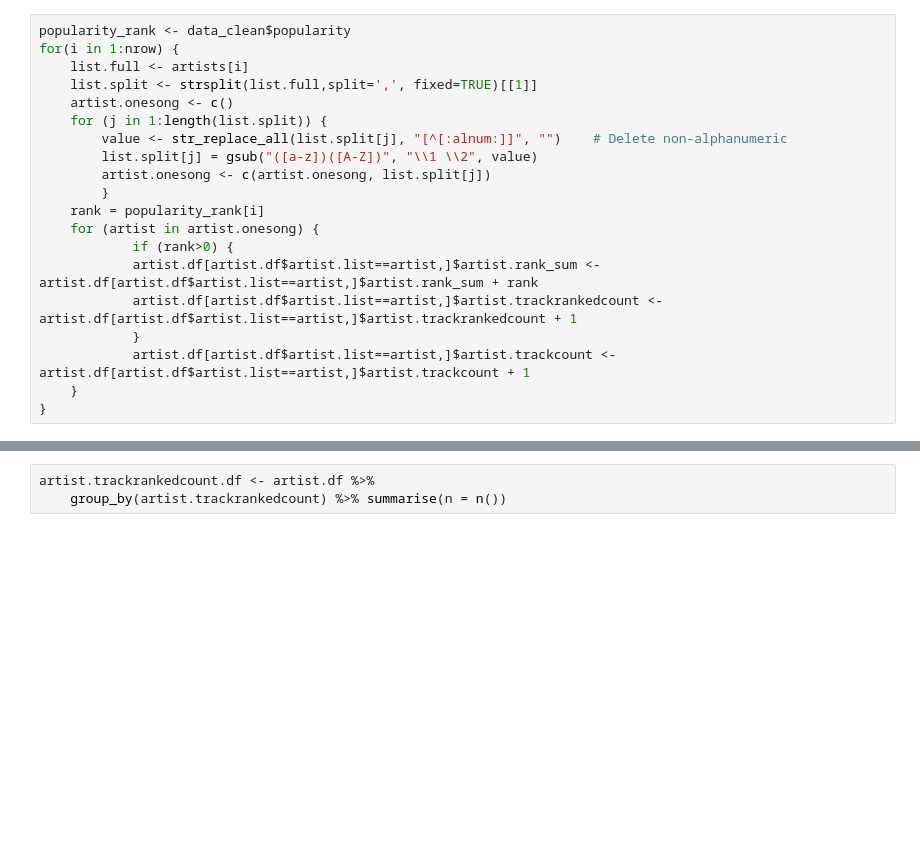
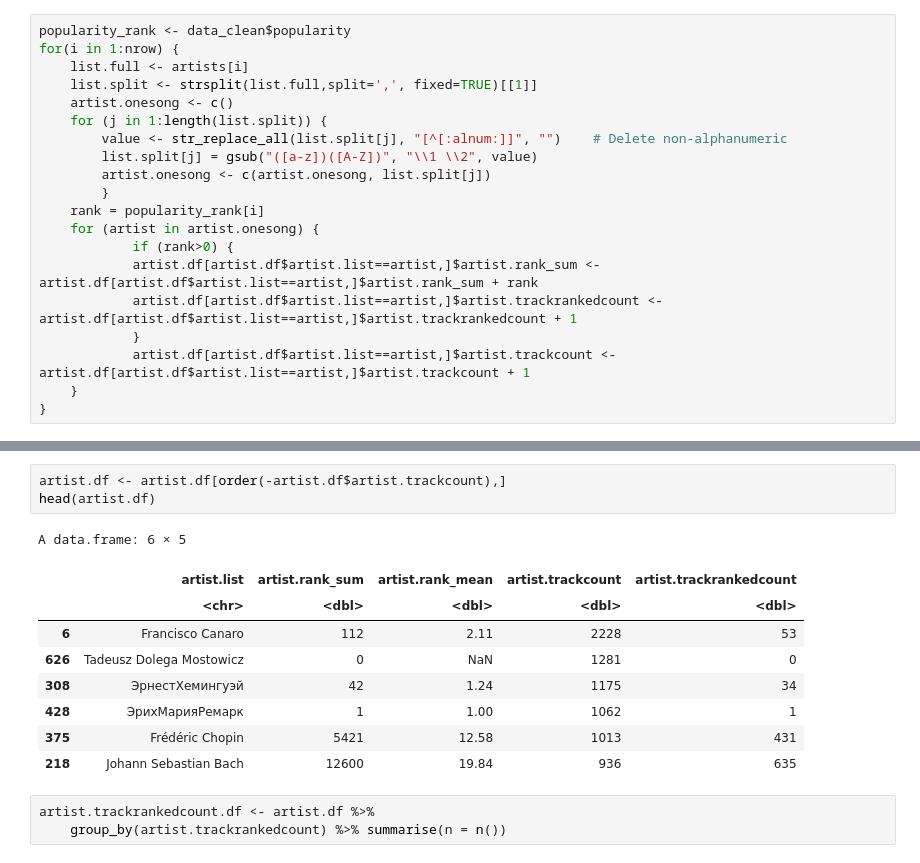
Before and after one commit to OlegRyzhkov2020/SpotifyPopularity, a Jupyter notebook: r_code/target_selection.ipynb, the cells around one changed output, grey strips where cells are left out. Saved outputs shown, nothing was run; the diff lists cells and outputs as text; blank space fills up the shorter version.

```diff
--- a/r_code/target_selection.ipynb
+++ b/r_code/target_selection.ipynb
@@ -495,3 +495,16 @@ A data.frame: 6 × 5
+# %%
+artist.df <- artist.df[order(-artist.df$artist.trackcount),]
+head(artist.df)
+# %% [output]
+A data.frame: 6 × 5
+|  | artist.list | artist.rank_sum | artist.rank_mean | artist.trackcount | artist.trackrankedcount |
+|  | <chr> | <dbl> | <dbl> | <dbl> | <dbl> |
+| 6 | Francisco Canaro | 112 | 2.11 | 2228 | 53 |
+| 626 | Tadeusz Dolega Mostowicz | 0 | NaN | 1281 | 0 |
+| 308 | ЭрнестХемингуэй | 42 | 1.24 | 1175 | 34 |
+| 428 | ЭрихМарияРемарк | 1 | 1.00 | 1062 | 1 |
+| 375 | Frédéric Chopin | 5421 | 12.58 | 1013 | 431 |
+| 218 | Johann Sebastian Bach | 12600 | 19.84 | 936 | 635 |
 # %%
 artist.trackrankedcount.df <- artist.df %>%
     group_by(artist.trackrankedcount) %>% summarise(n = n())
```
Also changed, not shown: parts of 1 cell of this notebook, 1 other file.
